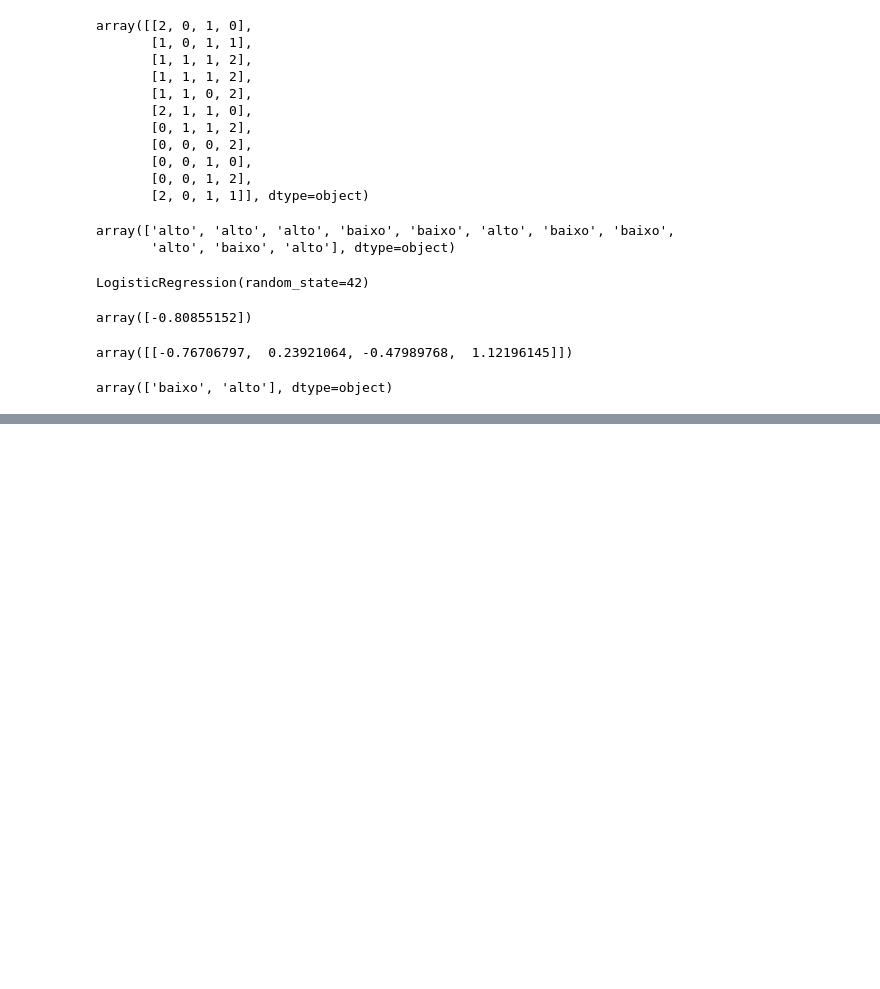
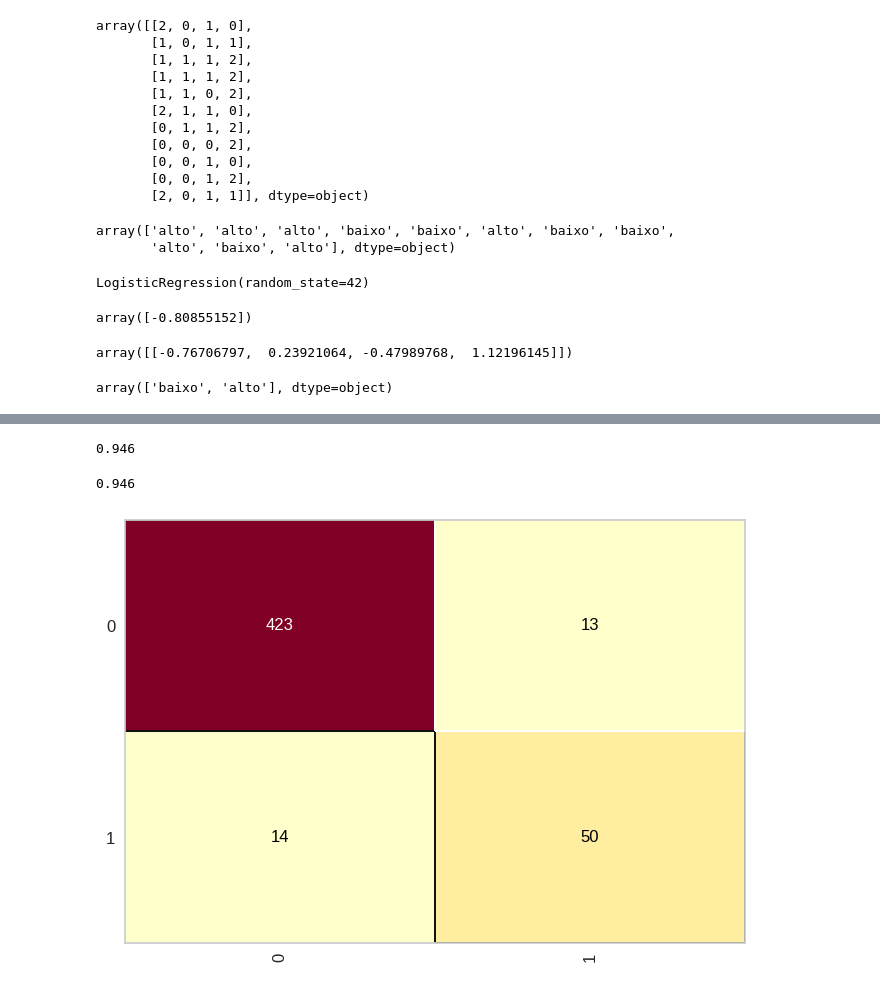
Before and after one commit to Joao-Inacio/Machine-Learning-e-Data-Science-com-Python, a Jupyter notebook: 0.6-regressao-logistica/regressao_logistica.ipynb, the cells around one changed output, grey strips where cells are left out. Saved outputs shown, nothing was run; the diff lists cells and outputs as text; code cells hidden in the pictures; blank space fills up the shorter version.

Commit message:
Implementando a regressão logistica na base de crédito

```diff
--- a/0.6-regressao-logistica/regressao_logistica.ipynb
+++ b/0.6-regressao-logistica/regressao_logistica.ipynb
@@ -51,0 +56,3 @@ array(['baixo', 'alto'], dtype=object)
+# %%
+with open(os.path.join(DRIVE_DIRECTORY, 'credit.pkl'), 'rb') as f:
+    X_credit_treinamento, y_credit_treinamento, X_credit_teste, y_credit_teste = pickle.load(f)
@@ -51,0 +67,3 @@ array(['baixo', 'alto'], dtype=object)
+# %%
+logistic_credit = LogisticRegression(random_state=42, max_iter=100)
+logistic_credit.fit(X_credit_treinamento, y_credit_treinamento)
@@ -51,0 +101,11 @@ array(['baixo', 'alto'], dtype=object)
+# %%
+accuracy_score(y_credit_teste, previsoes)
+# %% [output]
+0.946
+# %%
+cm = ConfusionMatrix(logistic_credit, force_model=True)
+cm.fit(X_credit_treinamento, y_credit_treinamento)
+cm.score(X_credit_teste, y_credit_teste)
+# %% [output]
+0.946
+[figure, added]
```
Also changed, not shown: parts of 9 cells of this notebook.
